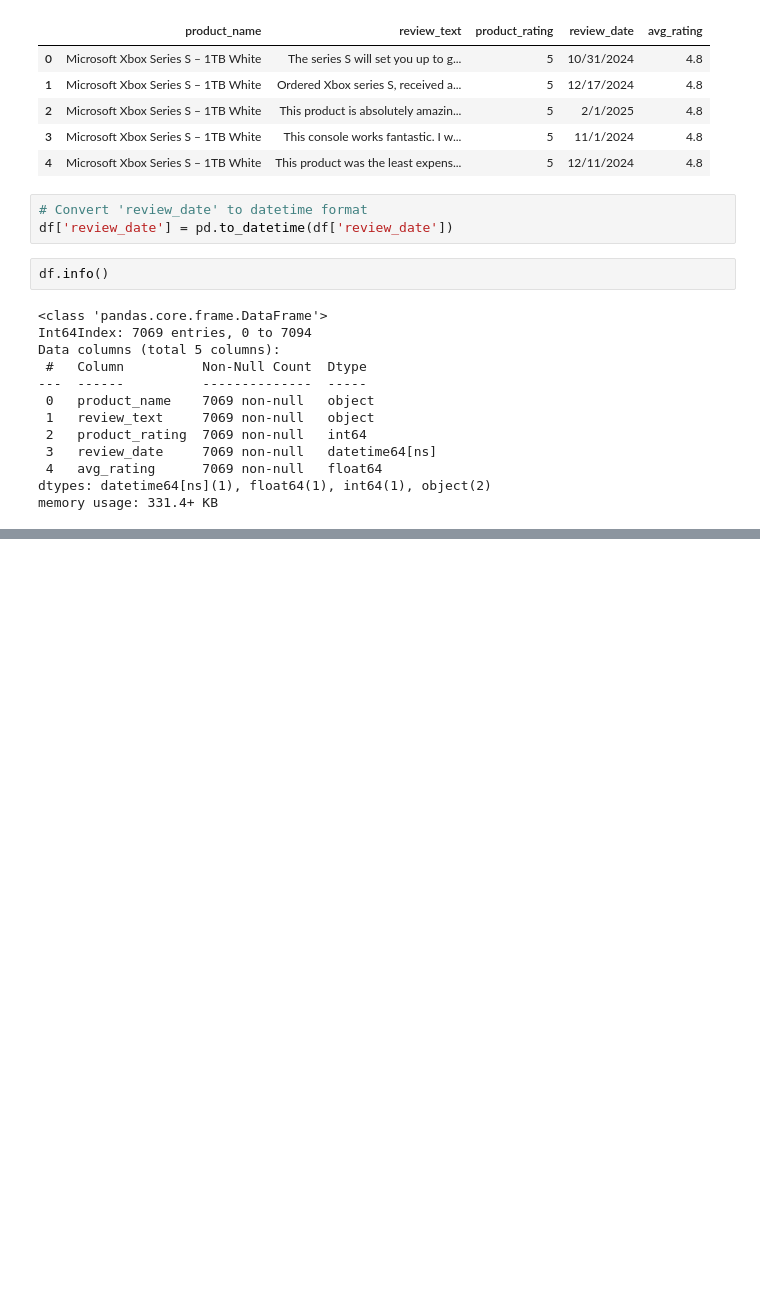
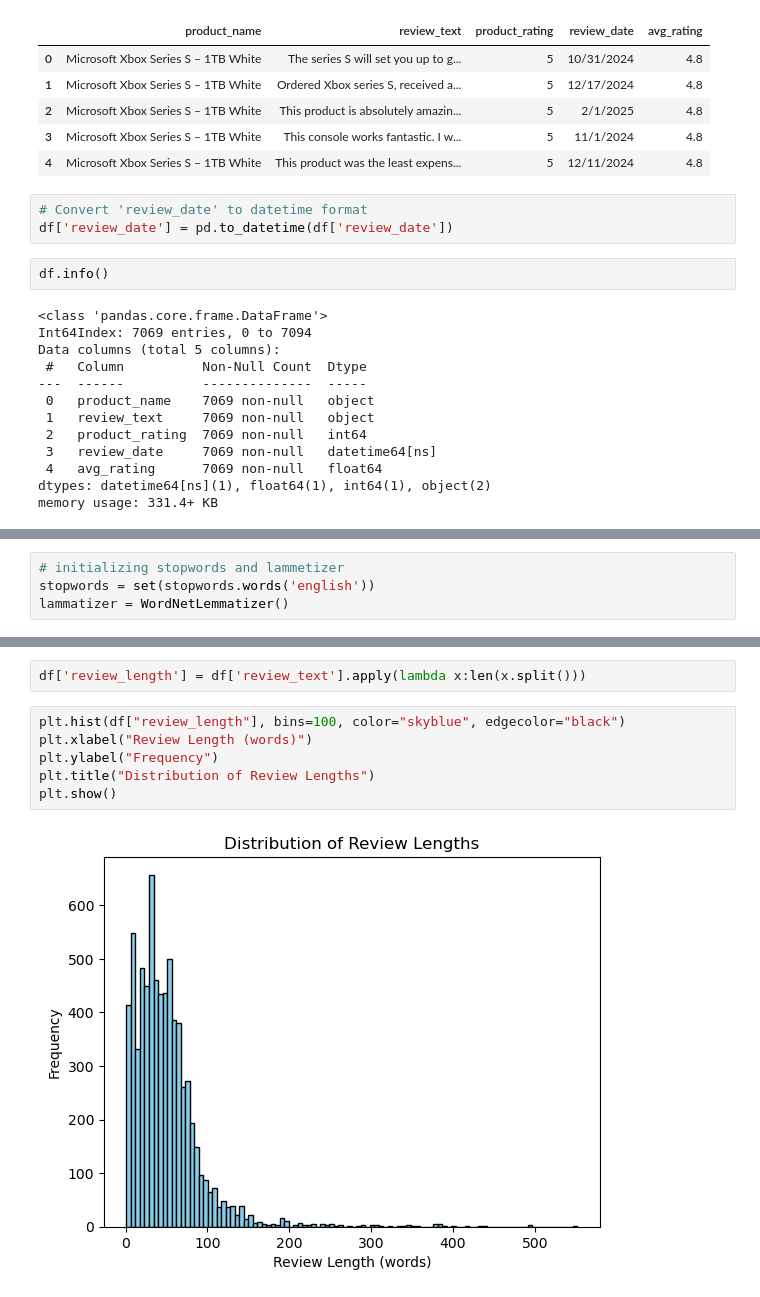
Before and after one commit to Masinde10/Group3-Phase5-Project, a Jupyter notebook: Sentiment Analysis.ipynb, the cells around one changed output, grey strips where cells are left out. Cells and saved outputs as stored; diff of their text form; blank space fills up the shorter version.

```diff
--- a/Sentiment Analysis.ipynb
+++ b/Sentiment Analysis.ipynb
@@ -202,0 +278,4 @@ memory usage: 331.4+ KB
+# %%
+# initializing stopwords and lammetizer
+stopwords = set(stopwords.words('english'))
+lammatizer = WordNetLemmatizer()
@@ -202,0 +333,10 @@ memory usage: 331.4+ KB
+# %%
+df['review_length'] = df['review_text'].apply(lambda x:len(x.split()))
+# %%
+plt.hist(df["review_length"], bins=100, color="skyblue", edgecolor="black")
+plt.xlabel("Review Length (words)")
+plt.ylabel("Frequency")
+plt.title("Distribution of Review Lengths")
+plt.show()
+# %% [output]
+[figure, added]
```
Also changed, not shown: parts of 18 cells of this notebook.
